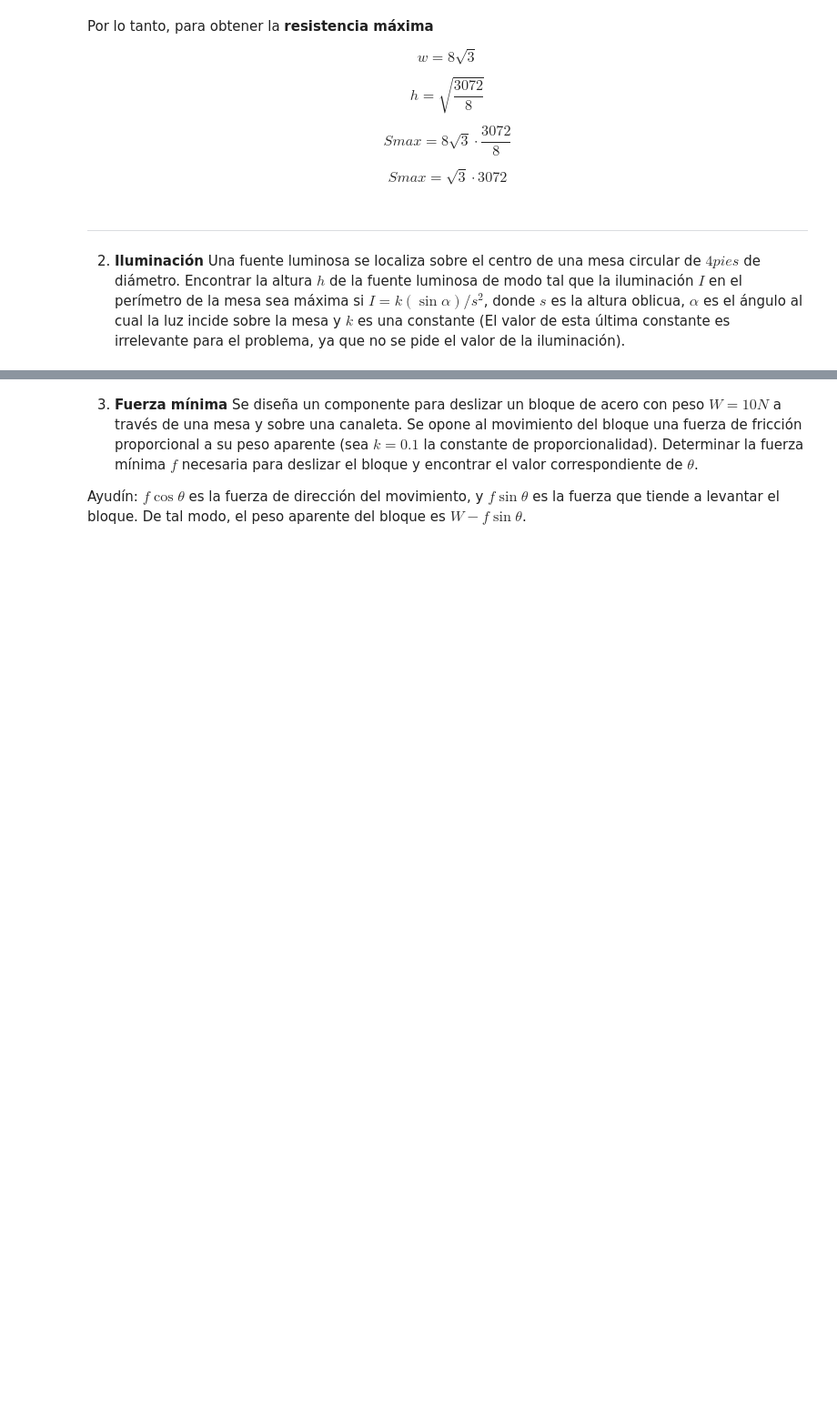
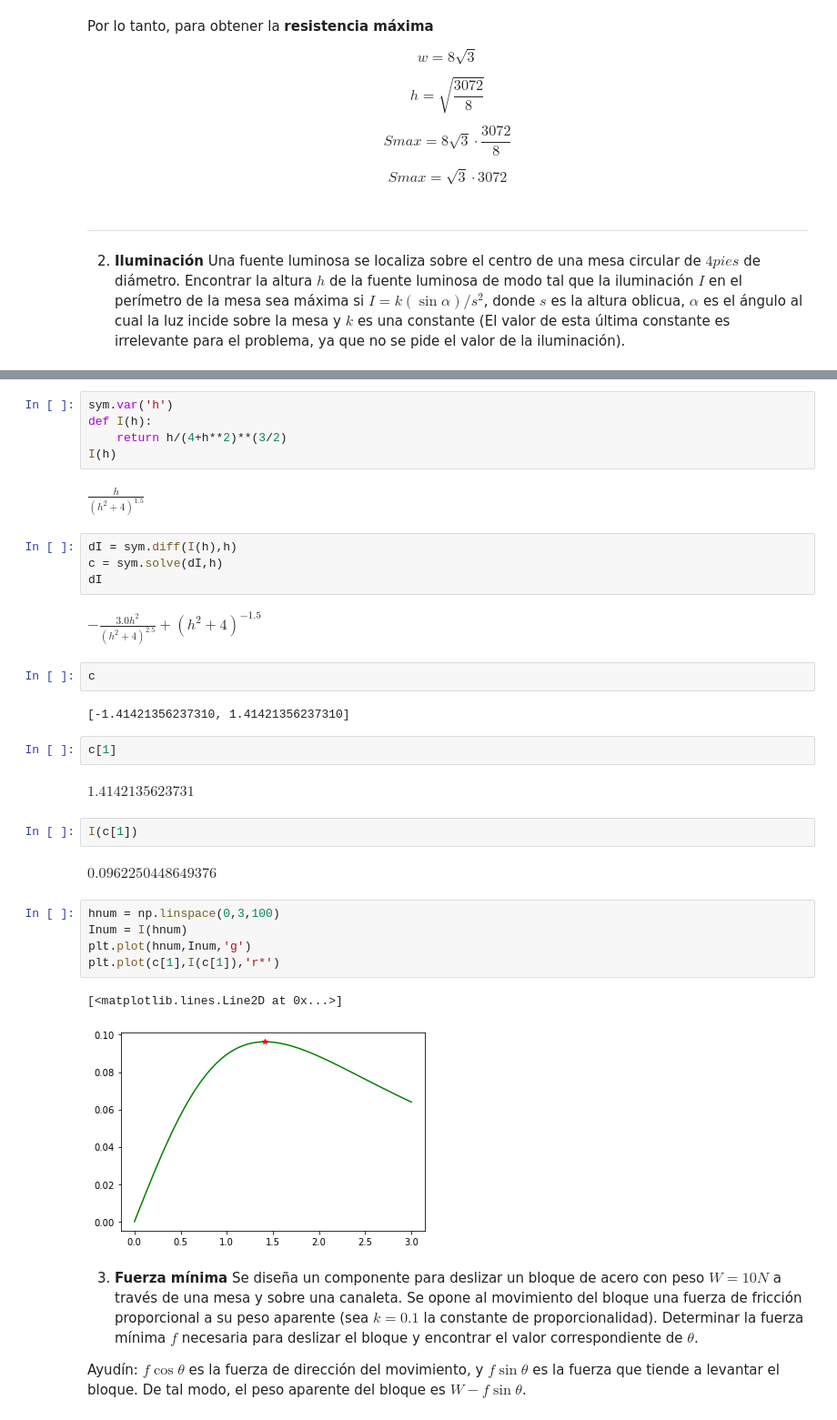
Before and after one commit to ZabHdezA19/Archivos-personales-SM-SZHA, a Jupyter notebook: Optimización/Funciones escalares-Copy1.ipynb, the cells around one changed output, grey strips where cells are left out. Shown at 91% size. Cells and saved outputs as stored; diff of their text form; blank space fills up the shorter version.

```diff
--- a/Funciones escalares-Copy1.ipynb
+++ b/Optimización/Funciones escalares-Copy1.ipynb
@@ -681,3 +697,36 @@ plt.show()
+# %%
+sym.var('h')
+def I(h):
+    return h/(4+h**2)**(3/2)
+I(h)
+# %% [output]
+$\displaystyle \frac{h}{\left(h^{2} + 4\right)^{1.5}}$
+# %%
+dI = sym.diff(I(h),h)
+c = sym.solve(dI,h)
+dI
+# %% [output]
+$\displaystyle - \frac{3.0 h^{2}}{\left(h^{2} + 4\right)^{2.5}} + \left(h^{2} + 4\right)^{-1.5}$
+# %%
+c
+# %% [output]
+[-1.41421356237310, 1.41421356237310]
+# %%
+c[1]
+# %% [output]
+$\displaystyle 1.4142135623731$
+# %%
+I(c[1])
+# %% [output]
+$\displaystyle 0.0962250448649376$
+# %%
+hnum = np.linspace(0,3,100)
+Inum = I(hnum)
+plt.plot(hnum,Inum,'g')
+plt.plot(c[1],I(c[1]),'r*')
+# %% [output]
+[<matplotlib.lines.Line2D at 0x...>]
+[figure, added]
 # %% [markdown]
 3. **Fuerza mínima**  Se diseña un componente para deslizar un bloque de acero con peso $W=10 N$ a través de una mesa y sobre una canaleta. Se opone al movimiento del bloque una fuerza de fricción proporcional a su peso aparente (sea $k=0.1$ la constante de proporcionalidad). Determinar la fuerza mínima $f$ necesaria para deslizar el bloque y encontrar el valor correspondiente de $\theta$.
 
```
Also changed, not shown: parts of 13 cells of this notebook.
